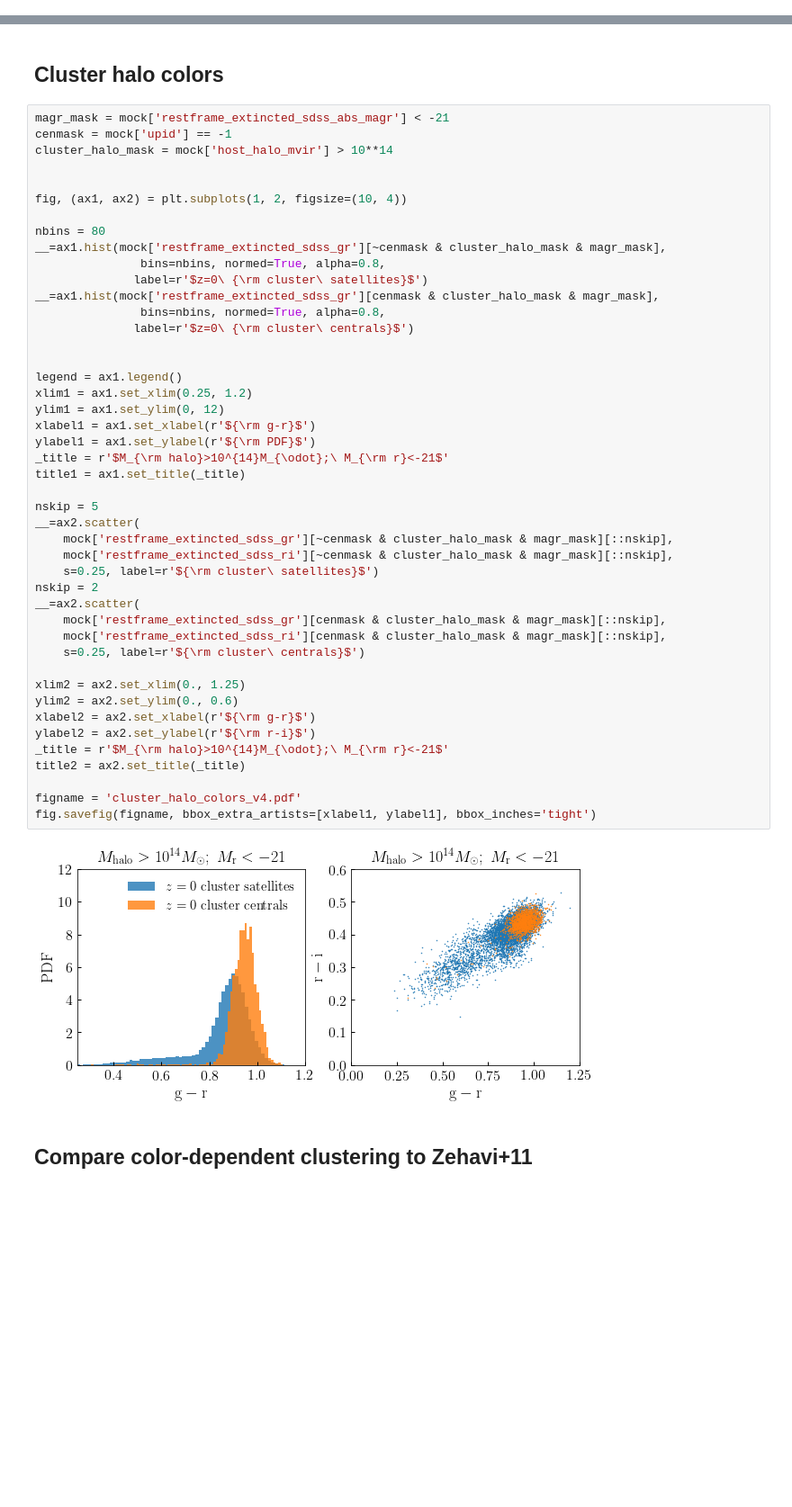
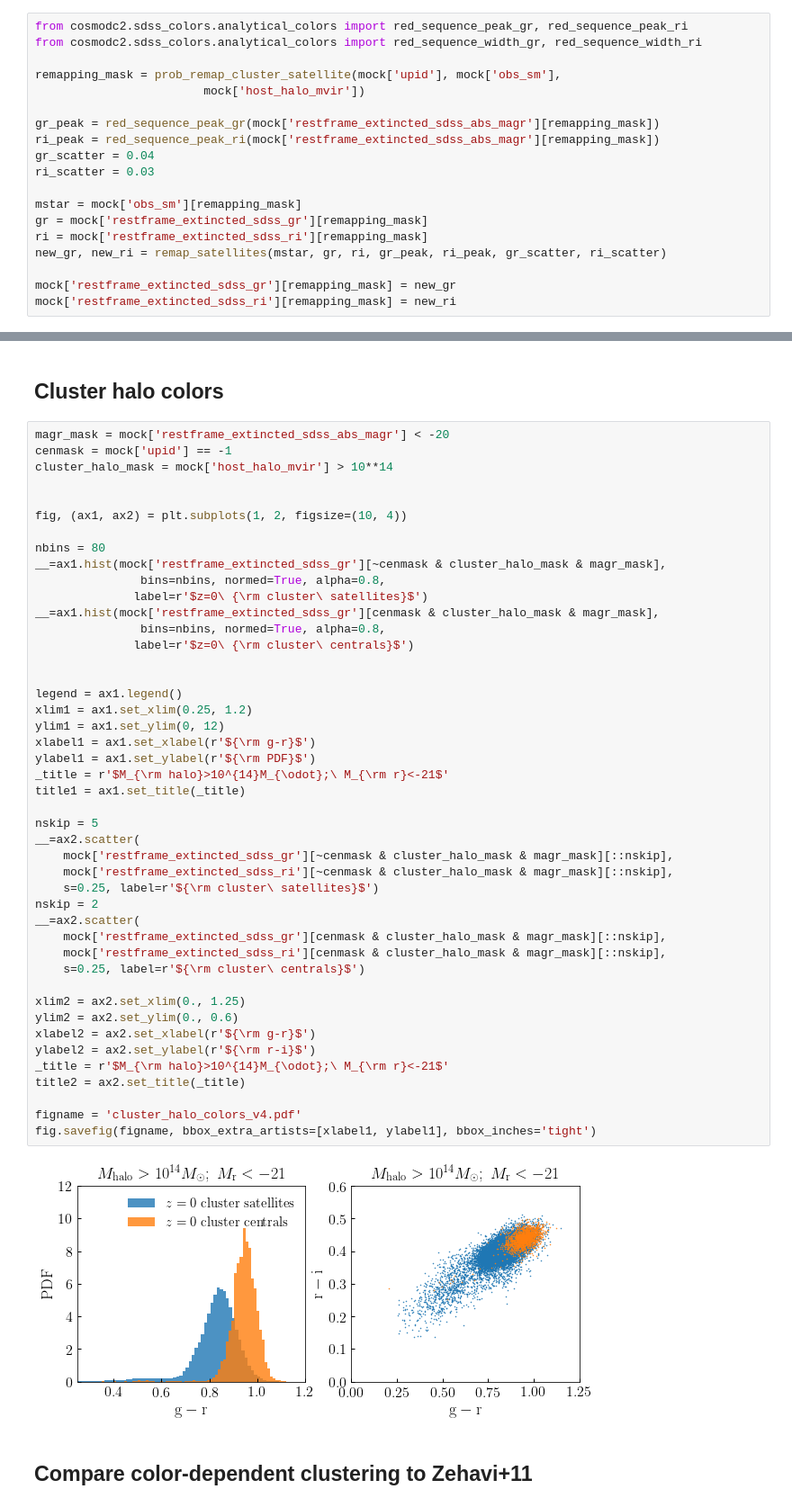
Before and after one commit to LSSTDESC/cosmodc2, a Jupyter notebook: notebooks/demo_protoDC2_v4.ipynb, the cells around one changed output, grey strips where cells are left out. Shown at 90% size. Saved outputs shown, nothing was run; the diff lists cells and outputs as text; blank space fills up the shorter version.

```diff
--- a/notebooks/demo_protoDC2_v4.ipynb
+++ b/notebooks/demo_protoDC2_v4.ipynb
@@ -318,3 +375,22 @@ mock['is_red_ri'] = is_red_ri_remapped
+# %%
+from cosmodc2.sdss_colors.analytical_colors import red_sequence_peak_gr, red_sequence_peak_ri
+from cosmodc2.sdss_colors.analytical_colors import red_sequence_width_gr, red_sequence_width_ri
+
+remapping_mask = prob_remap_cluster_satellite(mock['upid'], mock['obs_sm'],
+                        mock['host_halo_mvir'])
+
+gr_peak = red_sequence_peak_gr(mock['restframe_extincted_sdss_abs_magr'][remapping_mask])
+ri_peak = red_sequence_peak_ri(mock['restframe_extincted_sdss_abs_magr'][remapping_mask])
+gr_scatter = 0.04
+ri_scatter = 0.03
+
+mstar = mock['obs_sm'][remapping_mask]
+gr = mock['restframe_extincted_sdss_gr'][remapping_mask]
+ri = mock['restframe_extincted_sdss_ri'][remapping_mask]
+new_gr, new_ri = remap_satellites(mstar, gr, ri, gr_peak, ri_peak, gr_scatter, ri_scatter)
+
+mock['restframe_extincted_sdss_gr'][remapping_mask] = new_gr
+mock['restframe_extincted_sdss_ri'][remapping_mask] = new_ri
 # %% [markdown]
 ##  Compare color one-point functions in mock to SDSS
 # %%
@@ -611,7 +687,7 @@ fig.savefig(figname, bbox_extra_artists=[xlabel3], bbox_inches='tight')
 # %% [markdown]
 ##  Cluster halo colors
 # %%
-magr_mask = mock['restframe_extincted_sdss_abs_magr'] < -21
+magr_mask = mock['restframe_extincted_sdss_abs_magr'] < -20
 cenmask = mock['upid'] == -1
 cluster_halo_mask = mock['host_halo_mvir'] > 10**14
 
@@ -629,34 +705,34 @@ __=ax1.hist(mock['restframe_extincted_sdss_gr'][cenmask & cluster_halo_mask & ma
 
 legend = ax1.legend()
 xlim1 = ax1.set_xlim(0.25, 1.2)
 ylim1 = ax1.set_ylim(0, 12)
 xlabel1 = ax1.set_xlabel(r'${\rm g-r}$')
 ylabel1 = ax1.set_ylabel(r'${\rm PDF}$')
 _title = r'$M_{\rm halo}>10^{14}M_{\odot};\ M_{\rm r}<-21$'
 title1 = ax1.set_title(_title)
 
 nskip = 5
 __=ax2.scatter(
     mock['restframe_extincted_sdss_gr'][~cenmask & cluster_halo_mask & magr_mask][::nskip],
     mock['restframe_extincted_sdss_ri'][~cenmask & cluster_halo_mask & magr_mask][::nskip],
     s=0.25, label=r'${\rm cluster\ satellites}$')
 nskip = 2
 __=ax2.scatter(
     mock['restframe_extincted_sdss_gr'][cenmask & cluster_halo_mask & magr_mask][::nskip],
     mock['restframe_extincted_sdss_ri'][cenmask & cluster_halo_mask & magr_mask][::nskip],
     s=0.25, label=r'${\rm cluster\ centrals}$')
 
 xlim2 = ax2.set_xlim(0., 1.25)
 ylim2 = ax2.set_ylim(0., 0.6)
 xlabel2 = ax2.set_xlabel(r'${\rm g-r}$')
 ylabel2 = ax2.set_ylabel(r'${\rm r-i}$')
 _title = r'$M_{\rm halo}>10^{14}M_{\odot};\ M_{\rm r}<-21$'
 title2 = ax2.set_title(_title)
 
 figname = 'cluster_halo_colors_v4.pdf'
 fig.savefig(figname, bbox_extra_artists=[xlabel1, ylabel1], bbox_inches='tight')
 # %% [output]
-[figure, old version]
+[figure, new version]
 # %% [markdown]
 ## Compare color-dependent clustering to Zehavi+11
 # %%
```
Also changed, not shown: parts of 18 cells of this notebook, 1 other file.
